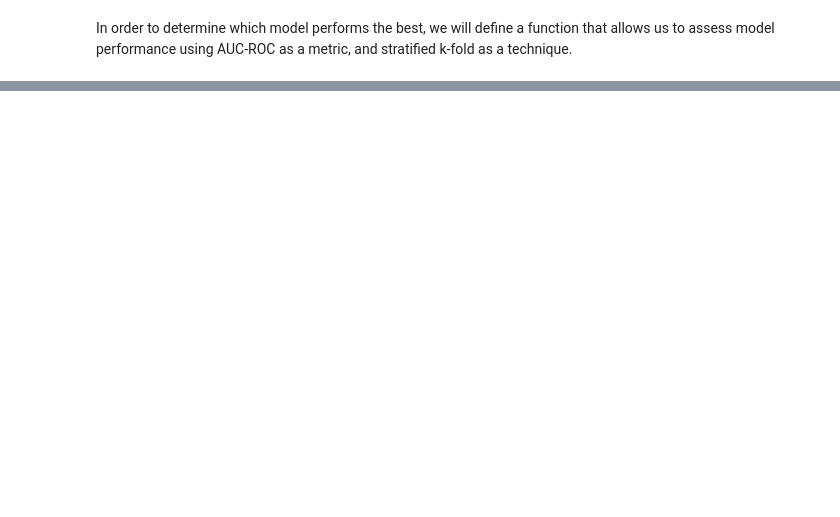
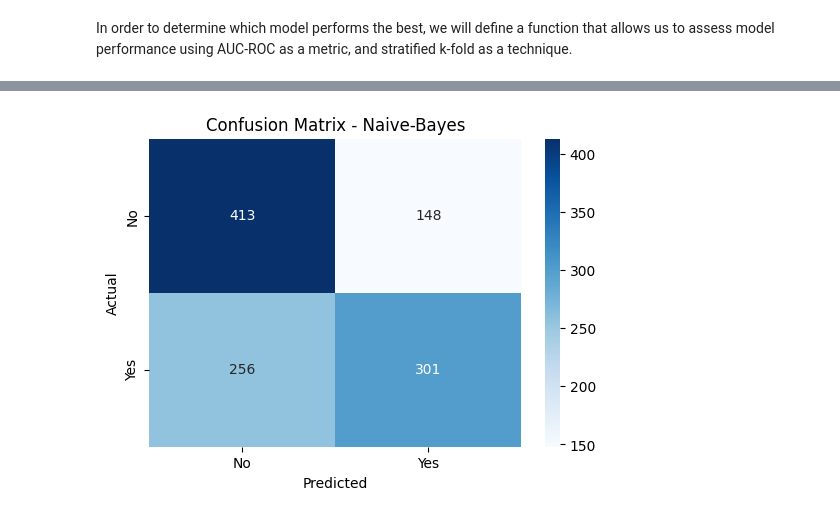
Before and after one commit to SmiffBarney/Heart-Disease-Analysis, a Jupyter notebook: notebooks/model_knn_imputed.ipynb, the cells around one changed output, grey strips where cells are left out. Cells and saved outputs as stored; diff of their text form; code cells hidden in the pictures; blank space fills up the shorter version.

Commit message:
split model training into scale sensitive/insensitive

```diff
--- a/notebooks/model_knn_imputed.ipynb
+++ b/notebooks/model_knn_imputed.ipynb
@@ -56,7 +66,10 @@ def model_eval(model, X, y):
 from sklearn.preprocessing import MinMaxScaler
 from sklearn.pipeline import Pipeline
 
+# List of continuous features
+cont_features = ['age', 'cigsPerDay', 'totChol', 'BMI', 'heartRate', 'glucose' ,'MAP']
+
 # Scale the continuous data
-scaler = MinMaxScaler()
-X_train[cont_features] = scaler.fit_transform(X_train[cont_features])
-X_test[cont_features] = scaler.fit_transform(X_test[cont_features])
+#scaler = MinMaxScaler()
+#X_train[cont_features] = scaler.fit_transform(X_train[cont_features])
+#X_test[cont_features] = scaler.fit_transform(X_test[cont_features])
@@ -63,26 +78,68 @@ X_test[cont_features] = scaler.fit_transform(X_test[cont_features])
 # %%
-# Evaluate the models
-for name, model in models.items():
-    print(f'--Evaluating {name}--')
-    pipeline = Pipeline([
-        ('scaler', MinMaxScaler()),
-        ('model', model)
-    ])
+import seaborn as sns
+import matplotlib.pyplot as plt
+import pandas as pd
+from sklearn.metrics import recall_score, classification_report, confusion_matrix, roc_auc_score, roc_curve
+from sklearn.model_selection import cross_val_score, cross_validate
 
-    # Evaluate model performance
-    model_eval(pipeline, X_train, y_train)
+# Evaluate each model
+for name, model in scale_ins_models.items():
+    print(f'\n--Evaluating {name}--')
 
-    # Fit and predict on a test set
-    pipeline.fit(X_train, y_train,)
-    y_pred = pipeline.predict(X_test)
-    y_proba = pipeline.predict_proba(X_test)[:, 1]
+    # Perform cross-validation
+    cv_results = cross_validate(
+        model, X_train, y_train, cv=5, scoring=['recall', 'roc_auc'], return_train_score=True
+    )
+    print(f"Cross-Validation Results:\nRecall: {cv_results['test_recall'].mean():.2f}, "
+          f"ROC-AUC: {cv_results['test_roc_auc'].mean():.2f} +- {cv_results['test_roc_auc'].std():.3f}\n")
 
-    # Report and confusion matrix
-    print(classification_report(y_test, y_pred))
-    print('Confusion Matrix:')
-    print(confusion_matrix(y_test, y_pred))
+    # Fit the model
+    model.fit(X_train, y_train)
+    print(f'Score: {model.score(X_test, y_test):.2f}')
 
-    # ROC-AUC score
-    roc_auc = roc_auc_score(y_test, y_proba)
-    print(f'ROC-AUC on test set: {roc_auc:.2f}\n')
+    # Predictions
+    y_train_pred = model.predict(X_train)
+    y_test_pred = model.predict(X_test)
+    y_train_proba = model.predict_proba(X_train)[:, 1]
+    y_test_proba = model.predict_proba(X_test)[:, 1]
+
+    # Recall
+    train_recall = recall_score(y_train, y_train_pred)
+    test_recall = recall_score(y_test, y_test_pred)
+    print(f'Training Recall: {train_recall:.2f}')
+    print(f'Test Recall: {test_recall:.2f}\n')
+
+    # Classification Report
+    report = classification_report(y_test, y_test_pred, output_dict=True)
+    report_df = pd.DataFrame(report).transpose().round(2)
+    print('Classification Report:')
+    print(report_df)
+
+    # Confusion Matrix
+    cm = confusion_matrix(y_test, y_test_pred)
+    plt.figure(figsize=(6, 4))
+    sns.heatmap(cm, annot=True, fmt='d', cmap='Blues', xticklabels=['No', 'Yes'], yticklabels=['No', 'Yes'])
+    plt.title(f'Confusion Matrix - {name}')
+    plt.xlabel('Predicted')
+    plt.ylabel('Actual')
+    plt.show()
+
+    # ROC-AUC
+    test_roc_auc = roc_auc_score(y_test, y_test_proba)
+    train_roc_auc = roc_auc_score(y_train, y_train_proba)
+    print(f'Test ROC-AUC: {test_roc_auc:.2f}')
+    print(f'Train ROC-AUC: {train_roc_auc:.2f}\n')
+
+    # False Positive Rate and True Positive Rate
+
+    fpr, tpr, thresholds = roc_curve(y_test, y_test_proba)
+    plt.plot(fpr, tpr, marker='.')
+    plt.title(f'ROC Curve - {name}')
+    plt.xlabel('False Positive Rate (FPR)')
+    plt.ylabel('True Positive Rate (TPR)')
+    plt.show()
+
+    # Report specific FPR
+    fpr_value = fpr[1]
+    print(f'False Positive Rate (FPR): {fpr_value:.3f}')
 # %% [output]
@@ -105,0 +161 @@ ROC-AUC on test set: 0.88
+[figure, added]
```
Also changed, not shown: parts of 6 cells of this notebook.
